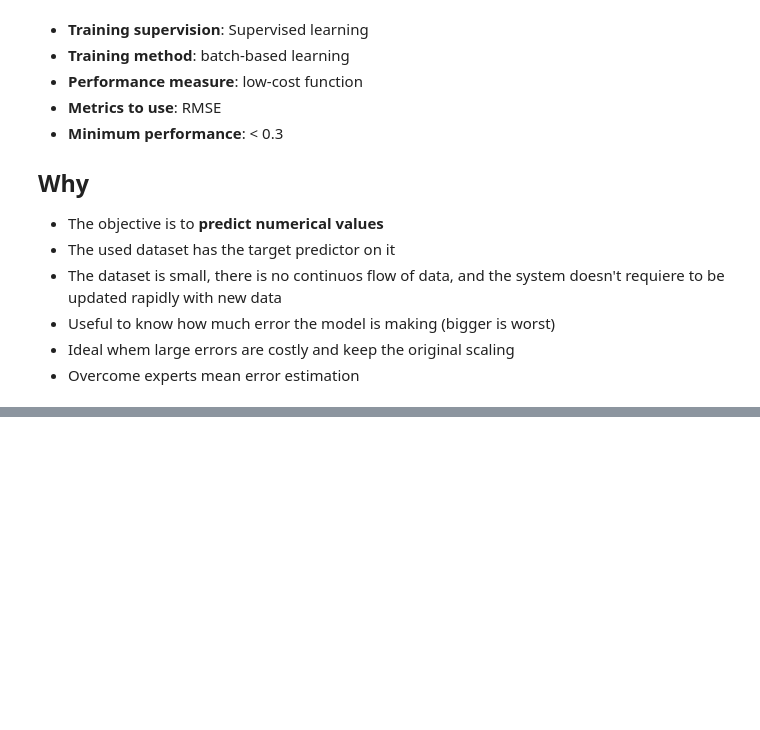
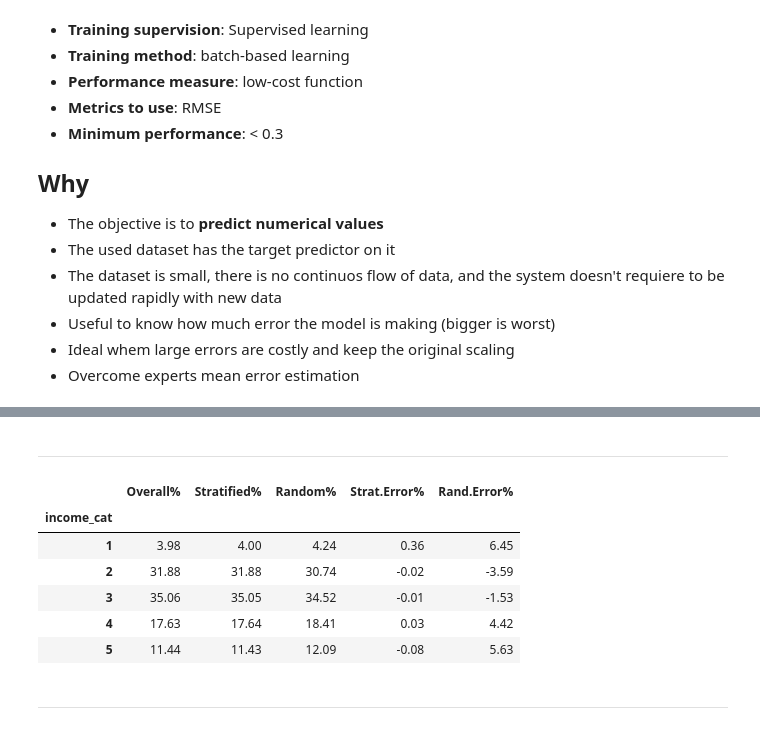
Before and after one commit to Juan-D-Wills/end-to-end-ML-project, a Jupyter notebook: House_pricing_book_example.ipynb, the cells around one changed output, grey strips where cells are left out. Saved outputs shown, nothing was run; the diff lists cells and outputs as text; code cells hidden in the pictures; blank space fills up the shorter version.

```diff
--- a/House_pricing_book_example.ipynb
+++ b/House_pricing_book_example.ipynb
@@ -78,0 +161,34 @@ housing.size
+# %% [markdown]
+---
+# %%
+# CHALLENGE: random sampling vs stratified sampling comparation on full dataset
+## split data into random and stratified
+_, test_split_rand = train_test_split(housing, test_size=.2, random_state=42)
+test_split_strat = test_split
+
+## functions to make automatiations
+get_category_percentage = lambda df: df["income_cat"].value_counts(normalize=True).sort_index() * 100
+
+error_percentage_measure = lambda x: ((x - s_overall) / s_overall) * 100
+
+s_overall = get_category_percentage(housing)
+
+percent_series = [s_overall]
+for df in [test_split_rand, test_split_strat]:
+  result = get_category_percentage(df)
+  error = error_percentage_measure(result)
+  percent_series.extend((result, error))
+
+summarize = pd.concat(percent_series, axis=1, ignore_index=True).round(2)
+summarize.rename(columns={0: 'Overall%', 3: 'Stratified%', 1: 'Random%', 4: 'Strat.Error%', 2: 'Rand.Error%'}, inplace=True)
+summarize.iloc[:,[0,3,1,4,2]]
+# %% [output]
+|  | Overall% | Stratified% | Random% | Strat.Error% | Rand.Error% |
+| income_cat |  |  |  |  |  |
+| 1 | 3.98 | 4.00 | 4.24 | 0.36 | 6.45 |
+| 2 | 31.88 | 31.88 | 30.74 | -0.02 | -3.59 |
+| 3 | 35.06 | 35.05 | 34.52 | -0.01 | -1.53 |
+| 4 | 17.63 | 17.64 | 18.41 | 0.03 | 4.42 |
+| 5 | 11.44 | 11.43 | 12.09 | -0.08 | 5.63 |
+# %% [markdown]
+---
```
Also changed, not shown: parts of 8 cells of this notebook.
